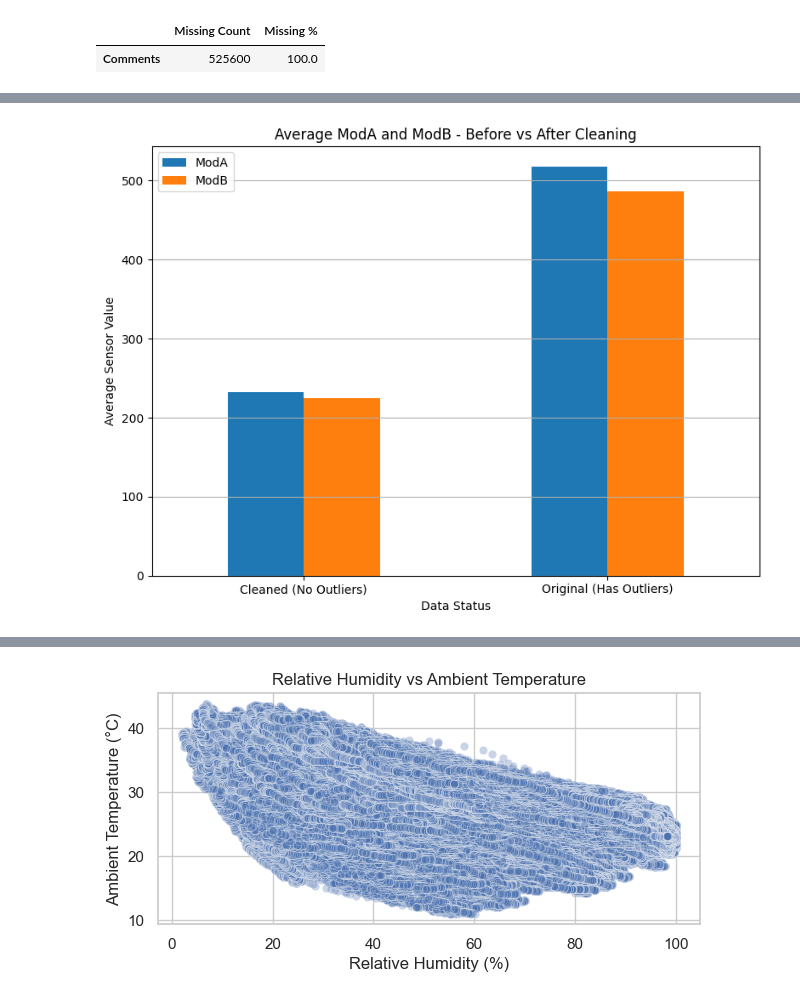
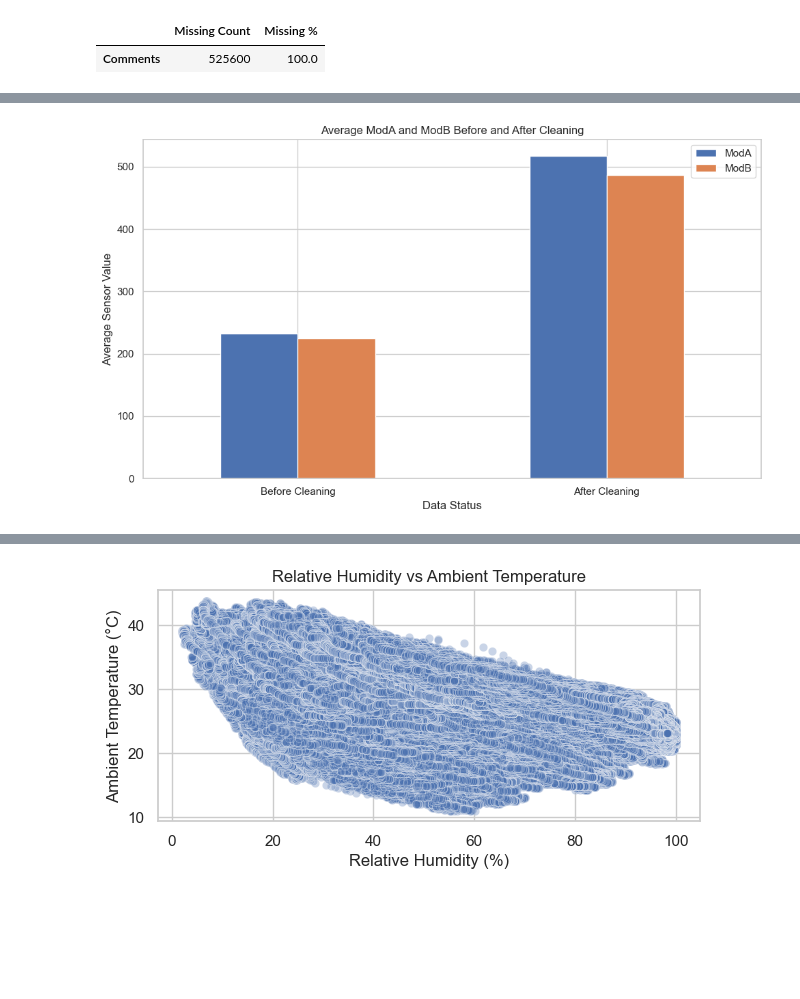
Before and after one commit to 5237-mests/solar-challenge-week-0, a Jupyter notebook: notebooks/benin_eda.ipynb, the cells around one changed output, grey strips where cells are left out. Saved outputs shown, nothing was run; the diff lists cells and outputs as text; code cells hidden in the pictures; blank space fills up the shorter version.

```diff
--- a/notebooks/benin_eda.ipynb
+++ b/notebooks/benin_eda.ipynb
@@ -111,0 +56,3 @@ display(cleaned_data)
+# %%
+# Remove comments column
+df.drop('Comments', axis=1, inplace=True)
@@ -175,38 +174,18 @@ plot_time_series(cleaned_data)
 # %%
-# Cleaning Impact
-# Group by Cleaning flag and plot average ModA & ModB pre/post-clean.
-
-def plot_cleaning_impact(df):
-    """
-    Compare average ModA and ModB values before and after cleaning (outlier removal).
-
-    Parameters:
-    - df: DataFrame containing outlier flags and ModA, ModB columns
-    """
-
-    # Define a new column: True if any outlier is flagged in key columns
-    df['any_outlier'] = (
-        df[['GHI_outlier', 'DNI_outlier', 'DHI_outlier', 'ModA_outlier',
-            'ModB_outlier', 'WS_outlier', 'WSgust_outlier']]
-        .any(axis=1)
-    )
-
-    # Group by outlier flag
-    grouped = df.groupby('any_outlier')[['ModA', 'ModB']].mean()
-    grouped.index = ['Cleaned (No Outliers)', 'Original (Has Outliers)']
-
-    # Plot
-    grouped.plot(kind='bar', figsize=(8, 6), rot=0)
-    plt.title('Average ModA and ModB - Before vs After Cleaning')
-    plt.ylabel('Average Sensor Value')
-    plt.xlabel('Data Status')
-    plt.grid(True, axis='y')
-    plt.tight_layout()
-    plt.show()
-
-plot_cleaning_impact(cleaned_data)
+# clening impact of outliers
+# Group by cleaning flag and plot average ModA and ModB pre and post-cleaning
+#  Group by outlier flag
+data_grouped = df.groupby('outlier_flag')[['ModA', 'ModB']].mean()
+data_grouped.index = ['Before Cleaning', 'After Cleaning']
+# Plot
+data_grouped.plot(kind='bar', figsize=(10, 6), rot=0)
+plt.title('Average ModA and ModB Before and After Cleaning')
+plt.ylabel('Average Sensor Value')
+plt.xlabel('Data Status')
+plt.tight_layout()
+plt.show()
 # %% [output]
-[figure, old version]
+[figure, new version]
 # %%
 # Correlation & Relationship Analysis
 # Heatmap of correlations (GHI, DNI, DHI, TModA, TModB).
```
Also changed, not shown: parts of 10 cells of this notebook, 2 other files.
